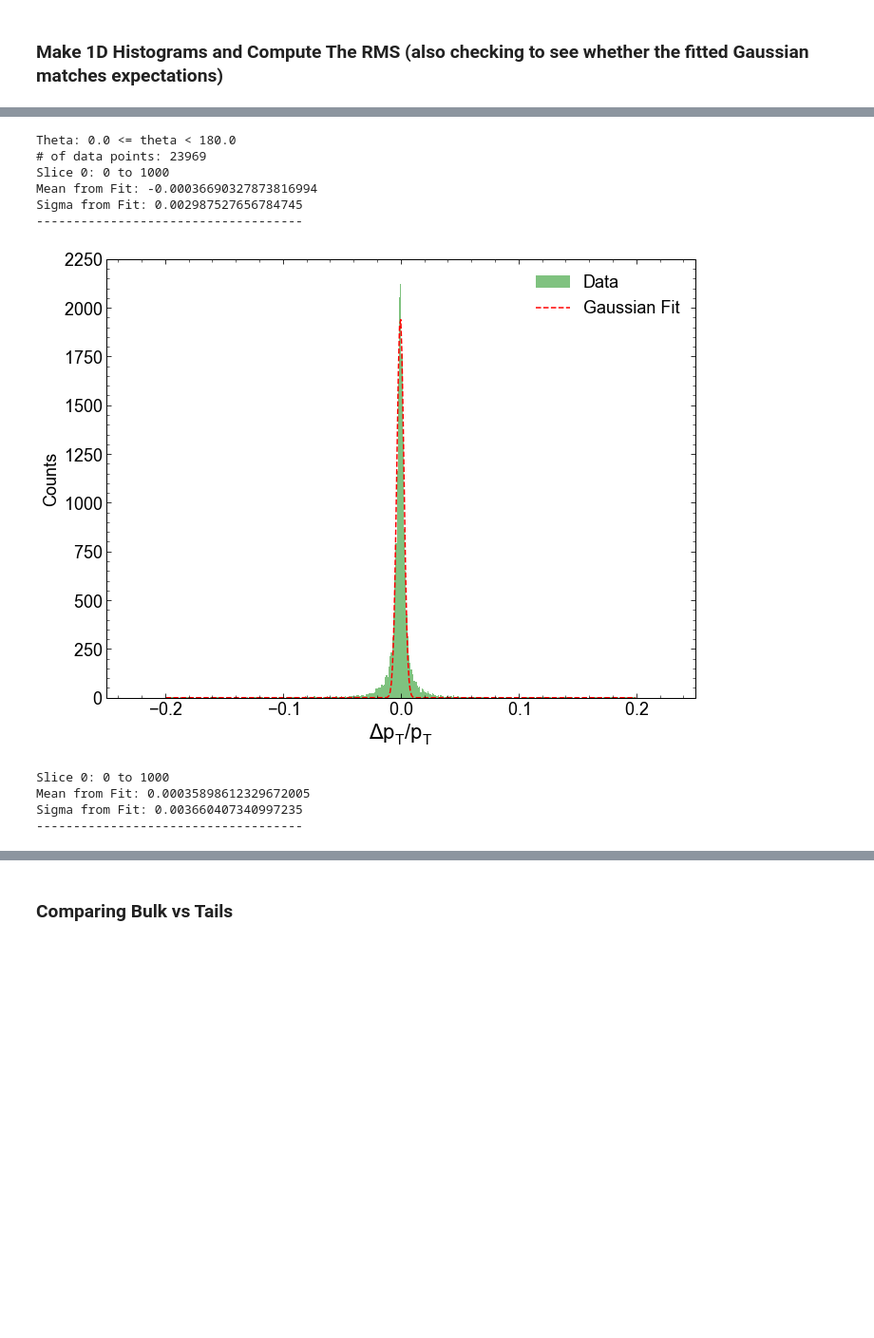
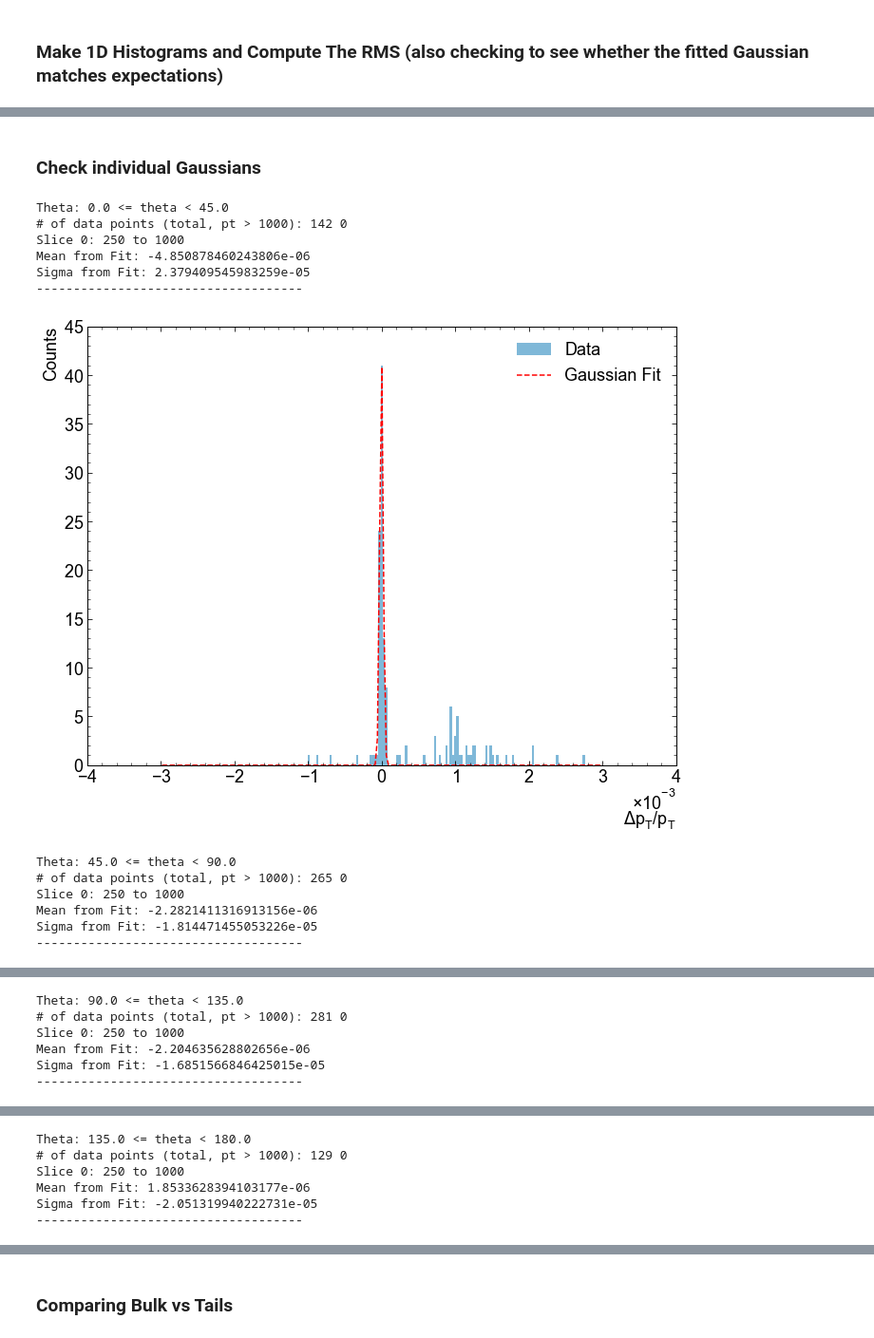
Before and after one commit to kdp-lab/maia_detector_paper, a Jupyter notebook: json_analysis.ipynb, the cells around one changed output, grey strips where cells are left out. Shown at 95% size. Saved outputs shown, nothing was run; the diff lists cells and outputs as text; code cells hidden in the pictures; blank space fills up the shorter version.

```diff
--- a/json_analysis.ipynb
+++ b/json_analysis.ipynb
@@ -10,5 +10,6 @@ from scipy import stats
 import random
 import atlas_mpl_style as ampl
 ampl.use_atlas_style()
+plt.style.use('seaborn-v0_8-colorblind')
 #from codes.plotting import plot_prettier
 #plot_prettier()
@@ -510,0 +691,6 @@ def compare1DHistograms(datas,bins,scale='linear',label="",leg=[]):
+# %%
+right_side_data = LC_theta_match[(((LC_theta_match)[(LC_pt_match)>1000])) > 90]
+right_side_data = ak.flatten(LC_theta_match[np.ravel(LC_pt_match)>1000])[(ak.flatten((LC_theta_match)[(LC_pt_match)>1000])) > 90]
+left_side_data = LC_theta_match[(((LC_theta_match)[(LC_pt_match)>1000])) <= 90]
+print((right_side_data))
+print(ak.flatten(left_side_data))
@@ -561,41 +890,52 @@ No artists with labels found to put in legend.  Note that artists whose label st
+# %% [markdown]
+### Check individual Gaussians
 # %%
-d0_bins = np.linspace(-0.1, 0.1, 400) # Seems to work fine using either linspace or just a number
-pt_bins = np.linspace(-0.2,0.2, 400) # Unless there is a very hard cut on the LC_pt_res (< ~1), use linspace between -1,1, but even then not great in endcaps
+d0_bins = np.linspace(-0.3, 0.3, 100) # Seems to work fine using either linspace or just a number
+pt_bins = array3 #np.linspace(-0.0003,0.0003, 100) # Use for LC_pt_res/LC_pt_match; Unless there is a very hard cut on the LC_pt_res (< ~1), use linspace between -1,1, but even then not great in endcaps
+# pt_bins = np.linspace(-0.5,0.5, 100) # Use for LC_pt_res
 eta_bins = np.linspace(-2.7, 2.7, 100)
 chi2ndf_bins = np.linspace(0, 2, 100)
 nhits_bins = np.linspace(0, 20, 100)
 x_bins_50_250 = np.array([50,250])
 x_bins_250_1000 = np.array([250,1000])
 d0_title = r'$\Delta d_0$'
 pt_title = r'$\Delta p_T$'
-theta_bins = 1
-which_pt = merged # 0-50, 50-250, 250-1000
-which_theta = LC_theta_match # THIS HAS TO BE THE SAME AS which_pt!!!!
+
+theta_bins = 4
+which_data = bib_250_1000 # Don't forget to change x_bins too!
+# which_theta = np.degrees(fold_data(bib_250_1000['LC_track_theta'], bib = True)) # THIS HAS TO BE THE SAME AS which_data, also check for degrees vs radians!!!
+which_theta = np.degrees((bib_250_1000['LC_track_theta']))
 for i in range(theta_bins):
     print(r'Theta:', (180/theta_bins)*i, r'<= theta <', (180/theta_bins)*(i+1))
-    theta_bin = ((180/theta_bins)*i <= which_theta) & (which_theta < (180/theta_bins)*(i+1)) & [np.abs(LC_pt_resolution[0]) < 1 for LC_pt_resolution in which_pt['LC_pt_res']]
-    # print(which_pt['LC_pt_res'][theta_cut])
+    # theta_bin = ((180/theta_bins)*i <= which_theta) & (which_theta < (180/theta_bins)*(i+1)) & [np.abs(LC_pt_resolution[0]) < 1 for LC_pt_resolution in fold_data(which_data['LC_pt_res'], bib = True)]
+    theta_bin = ((180/theta_bins)*i <= which_theta) & (which_theta < (180/theta_bins)*(i+1)) & [np.abs(LC_pt_resolution[0]) < 1 for LC_pt_resolution in (which_data['LC_pt_res'])]
+    # print(which_data['LC_pt_res'][theta_cut])
     count = 0
-    for x in theta_bin:
-        if x[0] == True:
+    for bin in theta_bin:
+        if bin[0] == True:
             count +=1
-    print("# of data points:", count)
+    # print("# of data points (total, pt > 1000):", count, len(ak.flatten(fold_data(which_data['LC_pt_match'], bib = True)[theta_bin[fold_data(which_data['LC_pt_match']>1000, bib = True)]]))) # Not sure how 'count' works but it does so don't worry
+    print("# of data points (total, pt > 1000):", count, len(ak.flatten((which_data['LC_pt_match'])[theta_bin[(which_data['LC_pt_match']>1000)]]))) # Not sure how 'count' works but it does so don't worry
+
     # First one has dpT, second one has dpT/pT
-    #plotrms_slice(which_pt['LC_pt_match'][theta_bin], (which_pt['LC_pt_res']*which_pt['LC_pt_match'])[theta_bin], x_bins = x_bins_250_1000, bins=pt_bins, title=pt_title, rv = False, sigma5 = False)
-    plotrms_slice(which_pt['LC_pt_match'][theta_bin], which_pt['LC_pt_res'][theta_bin], x_bins = [0,1000], bins=pt_bins, xlim = (-0.25,0.25), title=pt_title+r'/$p_T$', rv = False, sigma5 = False)
-    plotrms_slice(which_pt['LC_pt_match'][theta_bin], which_pt['LC_d0'][theta_bin], x_bins = [0,1000], bins=d0_bins, xlim = (-0.25,0.25), title=d0_title, rv = False, sigma5 = False)
+    # plotrms_slice(which_data['LC_pt_match'][theta_bin], (which_data['LC_pt_res']*which_data['LC_pt_match'])[theta_bin], x_bins = x_bins_250_1000, bins=pt_bins, title=pt_title, rv = False, sigma5 = False)
+    #plotrms_slice(fold_data(which_data['LC_pt_match'], bib = True)[theta_bin], fold_data((which_data['LC_pt_res']/which_data['LC_pt_match']), bib = True)[theta_bin], x_bins = [250,1000], bins=pt_bins, xlim = None, title=pt_title+r'/$p_T$', rv = False, sigma5 = False)
+    plotrms_slice((which_data['LC_pt_match'])[theta_bin], ((which_data['LC_pt_res']/which_data['LC_pt_match']))[theta_bin], x_bins = [250,1000], bins=pt_bins, xlim = None, title=pt_title+r'/$p_T$', rv = False, sigma5 = False)
+    # plotrms_slice(which_data['LC_pt_match'][theta_bin], which_data['LC_d0'][theta_bin], x_bins = [1000,5000], bins=pt_bins, xlim = None, title=d0_title, rv = False, sigma5 = False)
     # if i == 5:
     #     break
-# sigma,mean = plotrms_slice(which_pt['LC_pt_match'], which_pt['LC_pt_res'], x_bins = x_bins_250_1000, bins=pT_bins, title=pt_title, rv = True, sigma5 = True)
+# sigma,mean = plotrms_slice(which_data['LC_pt_match'], which_data['LC_pt_res'], x_bins = x_bins_250_1000, bins=pT_bins, title=pt_title, rv = False, sigma5 = False)
 # %% [output]
-Theta: 0.0 <= theta < 180.0
-# of data points: 23969
-Slice 0: 0 to 1000
-Mean from Fit: -0.00036690327873816994
-Sigma from Fit: 0.002987527656784745
+Theta: 0.0 <= theta < 45.0
+# of data points (total, pt > 1000): 142 0
+Slice 0: 250 to 1000
+Mean from Fit: -4.850878460243806e-06
+Sigma from Fit: 2.379409545983259e-05
 ------------------------------------
-[figure, old version]
+[figure, new version]
-Slice 0: 0 to 1000
-Mean from Fit: 0.00035898612329672005
-Sigma from Fit: 0.003660407340997235
+Theta: 45.0 <= theta < 90.0
+# of data points (total, pt > 1000): 265 0
+Slice 0: 250 to 1000
+Mean from Fit: -2.2821411316913156e-06
+Sigma from Fit: -1.814471455053226e-05
 ------------------------------------
@@ -602,0 +943,6 @@ Sigma from Fit: 0.003660407340997235
+Theta: 90.0 <= theta < 135.0
+# of data points (total, pt > 1000): 281 0
+Slice 0: 250 to 1000
+Mean from Fit: -2.204635628802656e-06
+Sigma from Fit: -1.6851566846425015e-05
+------------------------------------
@@ -602,0 +950,6 @@ Sigma from Fit: 0.003660407340997235
+Theta: 135.0 <= theta < 180.0
+# of data points (total, pt > 1000): 129 0
+Slice 0: 250 to 1000
+Mean from Fit: 1.8533628394103177e-06
+Sigma from Fit: -2.051319940222731e-05
+------------------------------------
```
Also changed, not shown: parts of 65 cells of this notebook.
